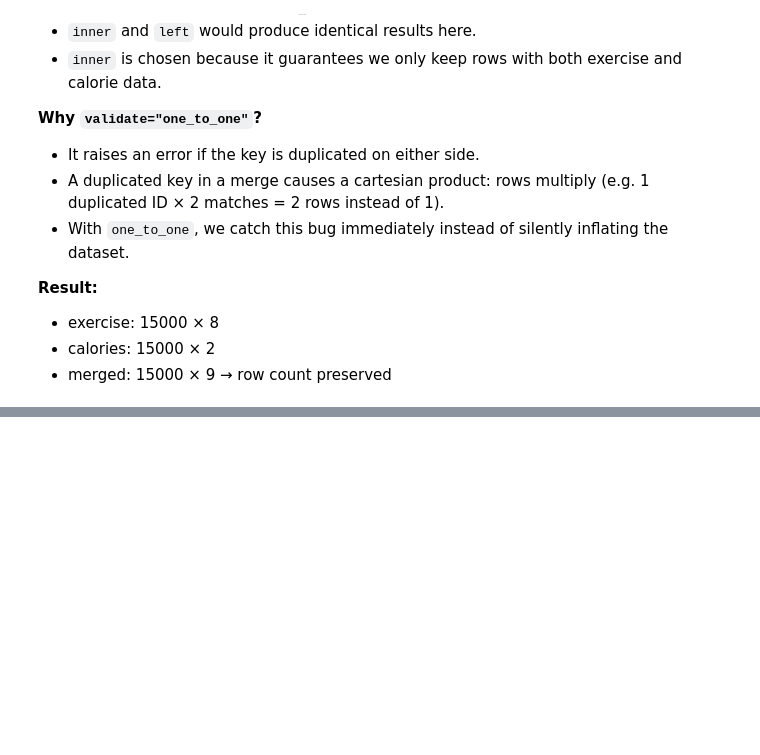
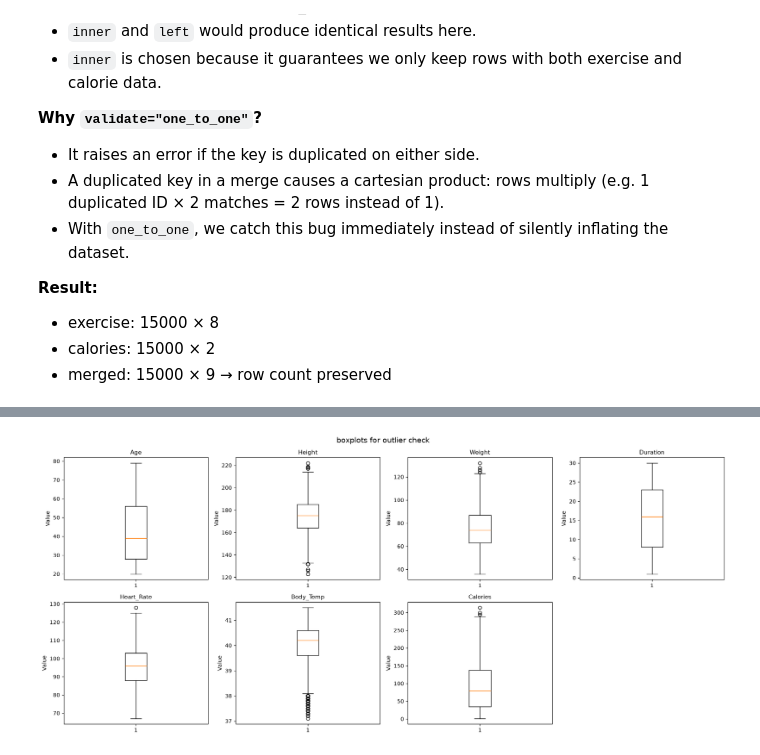
Before and after one commit to Sheyda-Fathi/fitness-calories-eda, a Jupyter notebook: notebooks/01_cleaning.ipynb, the cells around one changed output, grey strips where cells are left out. Saved outputs shown, nothing was run; the diff lists cells and outputs as text; code cells hidden in the pictures; blank space fills up the shorter version.

Commit message:
feat: analyze and handle outliers

```diff
--- a/notebooks/01_cleaning.ipynb
+++ b/notebooks/01_cleaning.ipynb
@@ -341,0 +365,21 @@ duplicated User id: 0
+# %%
+numeric_cols = ["Age","Height","Weight","Duration","Heart_Rate","Body_Temp","Calories"]
+rows = []
+for col in numeric_cols:
+    s = df[col]
+    q1 = s.quantile(0.25)
+    q3 = s.quantile(0.75)
+    lower, upper = iqr_bounds(s)
+    n_out = ((s < lower) | (s > upper)).sum()
+    rows.append({
+        "column":     col,
+        "Q1":         round(q1, 2),
+        "Q3":         round(q3, 2),
+        "lower":      round(lower, 2),
+        "upper":      round(upper, 2),
+        "n_outliers": n_out,
+        "outlier_%":  round(n_out / len(s) * 100, 2),
+    })
+
+outlier_table = pd.DataFrame(rows)
+outlier_table
@@ -341,0 +395,16 @@ duplicated User id: 0
+# %%
+fig, axes = plt.subplots(2, 4, figsize=(18, 8))
+axes = axes.flatten()
+
+for i, col in enumerate(numeric_cols):
+    axes[i].boxplot(df[col].dropna())
+    axes[i].set_title(col, fontsize=11)
+    axes[i].set_ylabel("Value")
+
+axes[-1].axis("off")
+
+plt.suptitle("boxplots for outlier check", fontsize=14)
+plt.tight_layout()
+plt.show()
+# %% [output]
+[figure, added]
```
Also changed, not shown: parts of 5 cells of this notebook.
